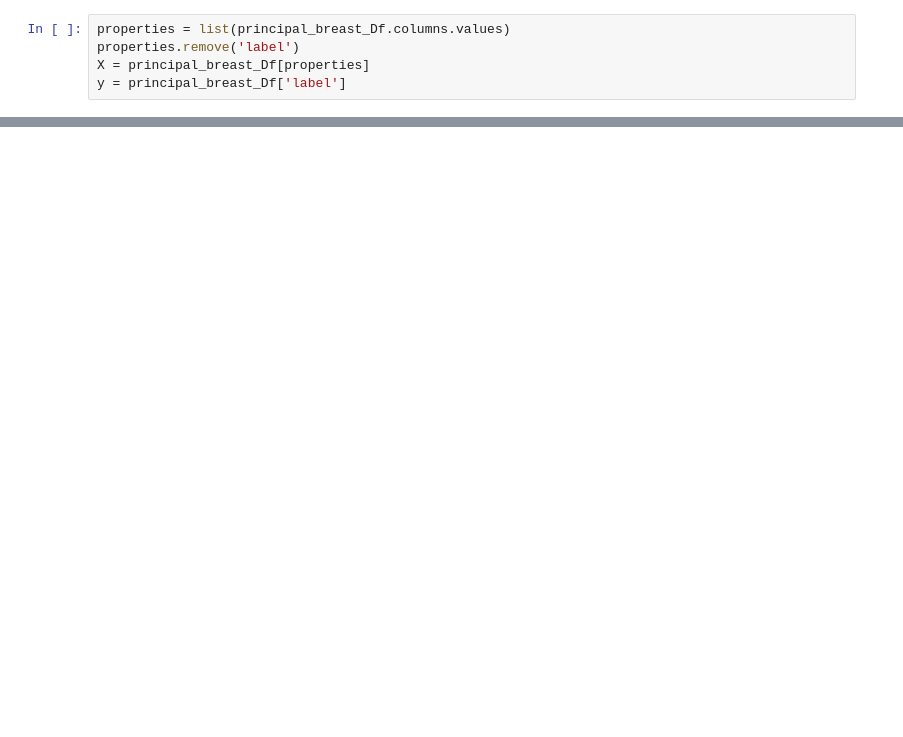
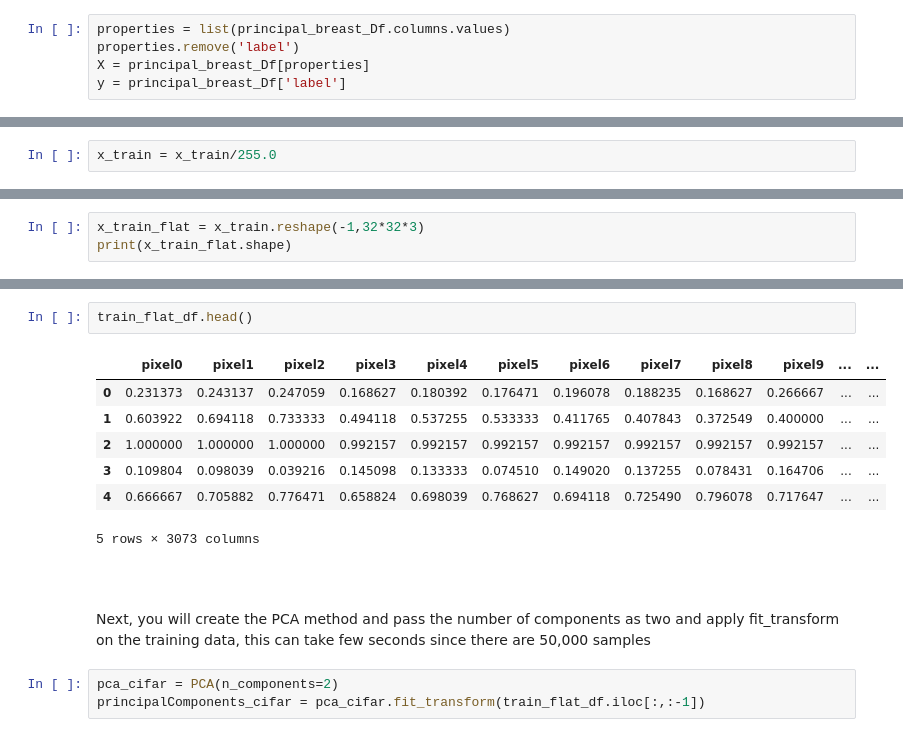
Before and after one commit to Lauro199471/Machine-Learning, a Jupyter notebook: Principal Component Analysis (PCA).ipynb, the cells around one changed output, grey strips where cells are left out. Drawn from its saved outputs; the diff is of its cells as text; blank space fills up the shorter version.

```diff
--- a/Principal Component Analysis (PCA).ipynb
+++ b/Principal Component Analysis (PCA).ipynb
@@ -589,0 +530,2 @@ Cross Validaiton:  [0.9        0.9125     0.925      0.93670886 0.94936709]
+# %%
+x_train = x_train/255.0
@@ -589,0 +545,3 @@ Cross Validaiton:  [0.9        0.9125     0.925      0.93670886 0.94936709]
+# %%
+x_train_flat = x_train.reshape(-1,32*32*3)
+print(x_train_flat.shape)
@@ -589,0 +563,17 @@ Cross Validaiton:  [0.9        0.9125     0.925      0.93670886 0.94936709]
+# %%
+train_flat_df.head()
+# %% [output]
+|  | pixel0 | pixel1 | pixel2 | pixel3 | pixel4 | pixel5 | pixel6 | pixel7 | pixel8 | pixel9 | ... | ... |
+| 0 | 0.231373 | 0.243137 | 0.247059 | 0.168627 | 0.180392 | 0.176471 | 0.196078 | 0.188235 | 0.168627 | 0.266667 | ... | ... |
+| 1 | 0.603922 | 0.694118 | 0.733333 | 0.494118 | 0.537255 | 0.533333 | 0.411765 | 0.407843 | 0.372549 | 0.400000 | ... | ... |
+| 2 | 1.000000 | 1.000000 | 1.000000 | 0.992157 | 0.992157 | 0.992157 | 0.992157 | 0.992157 | 0.992157 | 0.992157 | ... | ... |
+| 3 | 0.109804 | 0.098039 | 0.039216 | 0.145098 | 0.133333 | 0.074510 | 0.149020 | 0.137255 | 0.078431 | 0.164706 | ... | ... |
+| 4 | 0.666667 | 0.705882 | 0.776471 | 0.658824 | 0.698039 | 0.768627 | 0.694118 | 0.725490 | 0.796078 | 0.717647 | ... | ... |
+5 rows × 3073 columns
+# %% [markdown]
+<br>
+<br>
+<p style="font-family:Verdana">Next, you will create the PCA method and pass the number of components as two and apply fit_transform on the training data, this can take few seconds since there are 50,000 samples</p>
+# %%
+pca_cifar = PCA(n_components=2)
+principalComponents_cifar = pca_cifar.fit_transform(train_flat_df.iloc[:,:-1])
```
Also changed, not shown: parts of 91 cells of this notebook.
